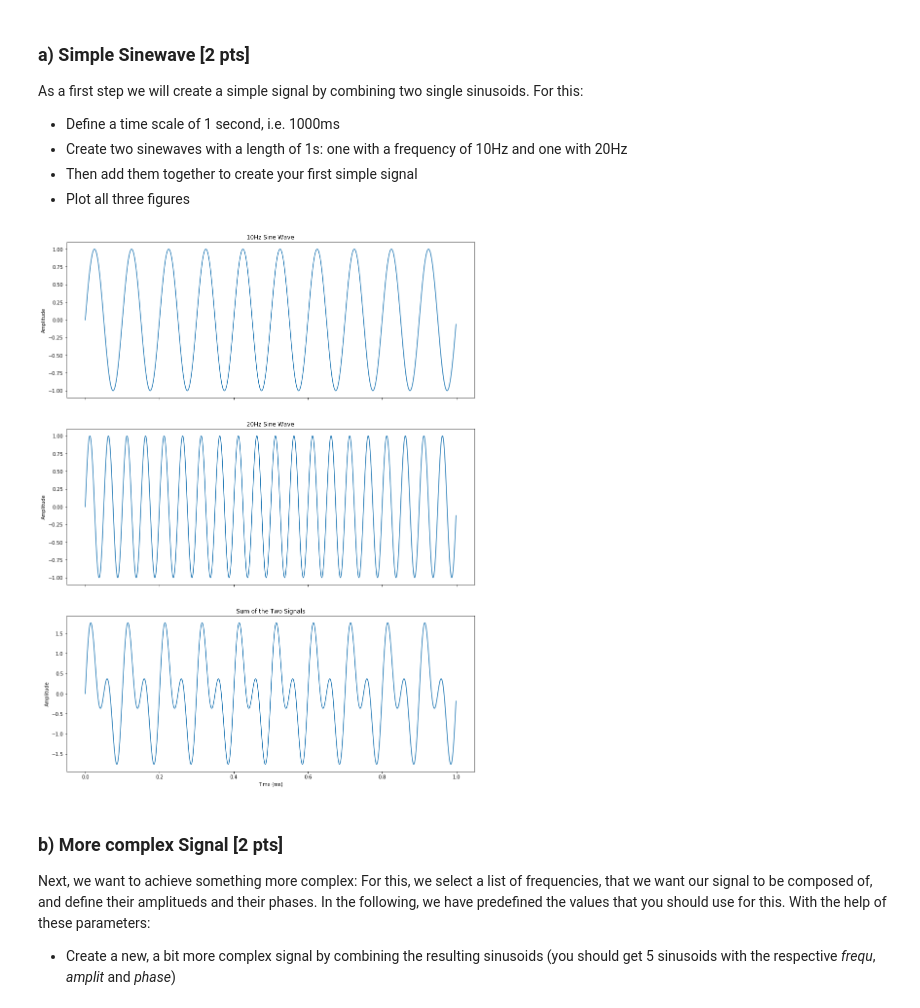
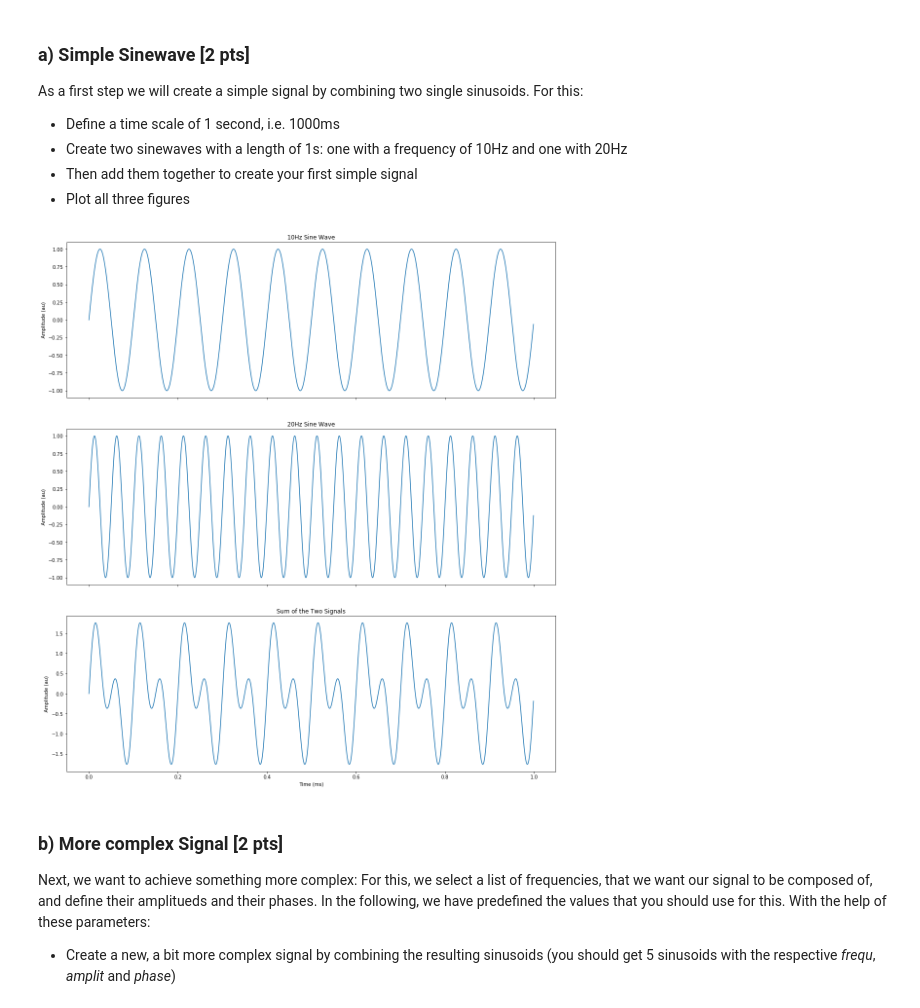
Before and after one commit to NBP-ACC/week-8-updated-acc_01, a Jupyter notebook: Sheet06.ipynb, the cells around one changed output. Cells and saved outputs as stored; diff of their text form; code cells hidden in the pictures.

```diff
--- a/Sheet06.ipynb
+++ b/Sheet06.ipynb
@@ -39,31 +39,31 @@ As a first step we will create a simple signal by combining two single sinusoids
 # %%
 # define the time scale of 1 sec by 1 ms accuracy
 t = np.linspace(0, 1, 1000, endpoint=False)
 
 # set two sine waves with the frequencies of 10 & 20Hz
 sin1 = np.sin(2 * np.pi * 10 * t)
 sin2 = np.sin(2 * np.pi * 20 * t)
 
 sig = sin1+sin2
 
 # set the space for three plots
-figs, axes = plt.subplots(nrows=3, ncols=1, sharex=True, figsize=(15,20))
+figs, axes = plt.subplots(nrows=3, ncols=1, sharex=True, figsize=(18,20))
 
 # plot three waves
 axes[0].plot(t, sin1)
 axes[1].plot(t, sin2)
 axes[2].plot(t, sig)
 
 # set the labels
 axes[0].title.set_text('10Hz Sine Wave')
-axes[0].set_ylabel('Amplitude')
+axes[0].set_ylabel('Amplitude (au)')
 axes[1].title.set_text('20Hz Sine Wave')
-axes[1].set_ylabel('Amplitude')
+axes[1].set_ylabel('Amplitude (au)')
 axes[2].title.set_text('Sum of the Two Signals')
 axes[2].set_xlabel('Time (ms)')
-axes[2].set_ylabel('Amplitude');
+axes[2].set_ylabel('Amplitude (au)');
 # %% [output]
-[figure, old version]
+[figure, new version]
 # %% [markdown]
 ### b) More complex Signal [2 pts]
 
```
Also changed, not shown: parts of 6 cells of this notebook.
